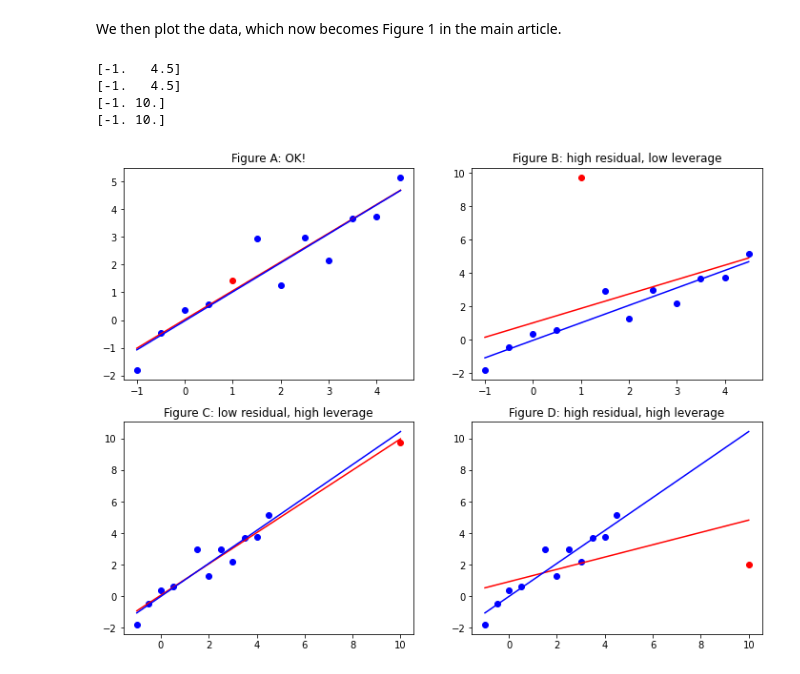
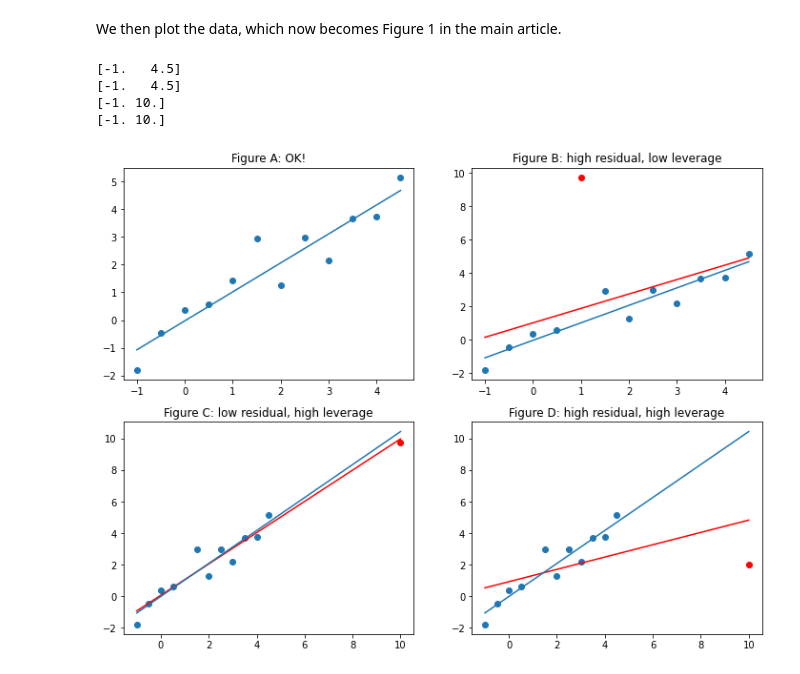
Before and after one commit to Imperial-Wiki/MathsWiki_code_demo, a Jupyter notebook: 08.2_demonstration_of_outlier.ipynb, the cells around one changed output. Cells and saved outputs as stored; diff of their text form; code cells hidden in the pictures.

```diff
--- a/08.2_demonstration_of_outlier.ipynb
+++ b/08.2_demonstration_of_outlier.ipynb
@@ -39,7 +39,7 @@ y4 = np.append(y_del, 2)
 # %% [markdown]
 We then define a routine to help us to quickly plot the points, alongside with the regression lines when the problematic point exists or not.
 # %%
-def regression_plot(x,y,x_del,y_del,title,ax):
+def regression_plot(x,y,x_del,y_del,title,ax,problematic=True):
     # design matrix
     design_mat = np.vstack((np.ones(x.shape), x)).T
     design_mat_del = np.vstack((np.ones(x_del.shape), x_del)).T
@@ -55,22 +55,27 @@ def regression_plot(x,y,x_del,y_del,title,ax):
     y_plot_del = x_plot * slope_del + intercept_del
 
     # plotting graphs
-    ax.scatter(x_del, y_del, color="blue")
-    ax.scatter(x[-1], y[-1], color="red")
-    ax.plot(x_plot, y_plot, color="red")
-    ax.plot(x_plot, y_plot_del, color="blue")
+    if problematic:
+        ax.scatter(x_del, y_del)
+        ax.scatter(x[-1], y[-1], color="red")
+        ax.plot(x_plot, y_plot, color="red")
+        ax.plot(x_plot, y_plot_del)
+    else:
+        ax.scatter(x,y)
+        ax.plot(x_plot, y_plot_del)
+
     ax.set_title(title)
 # %% [markdown]
 We then plot the data, which now becomes Figure 1 in the main article.
 # %%
 fig, ax = plt.subplots(nrows=2, ncols=2, figsize=(12,9))
-regression_plot(x1, y1, x_del, y_del, "Figure A: OK!", ax=ax[0,0])
+regression_plot(x1, y1, x_del, y_del, "Figure A: OK!", ax=ax[0,0], problematic=False)
 regression_plot(x2, y2, x_del, y_del, "Figure B: high residual, low leverage", ax=ax[0,1])
 regression_plot(x3, y3, x_del, y_del, "Figure C: low residual, high leverage", ax=ax[1,0])
 regression_plot(x4, y4, x_del, y_del, "Figure D: high residual, high leverage", ax=ax[1,1])
 # %% [output]
 [-1.   4.5]
 [-1.   4.5]
 [-1. 10.]
 [-1. 10.]
-[figure, old version]
+[figure, new version]
```
